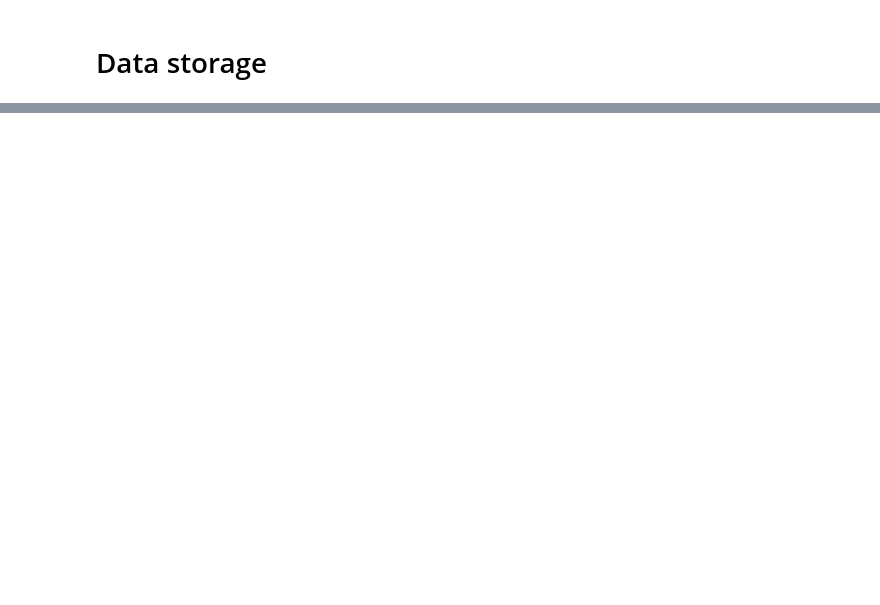
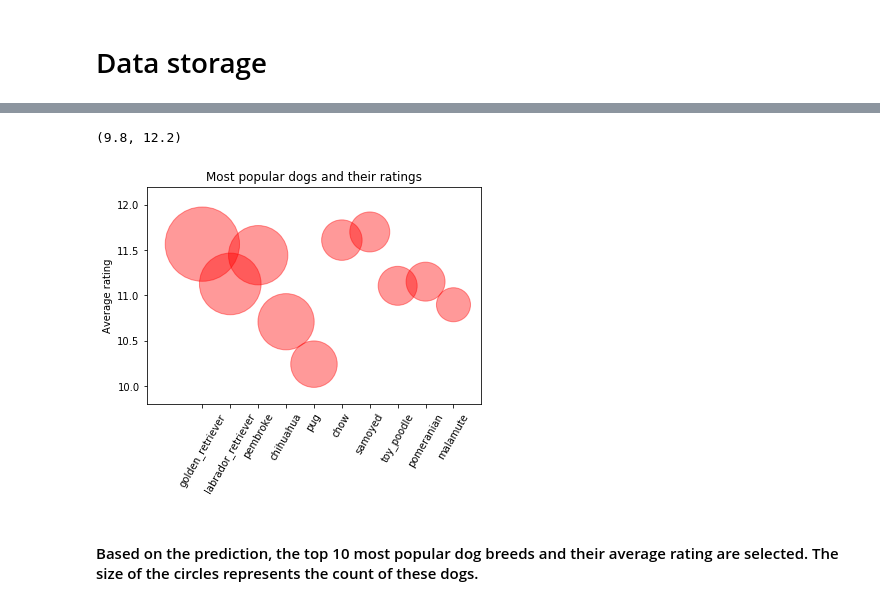
Before and after one commit to YunpengCai/Data_wrangling_udacity, a Jupyter notebook: wrangle_act.ipynb, the cells around one changed output, grey strips where cells are left out. Drawn from its saved outputs; the diff is of its cells as text; code cells hidden in the pictures; blank space fills up the shorter version.

```diff
--- a/wrangle_act.ipynb
+++ b/wrangle_act.ipynb
@@ -569,0 +647,2 @@ tweet_archive.to_csv('twitter_archive_master.csv',)
+# %%
+df_pred['p1']=df_pred['p1'].str.lower()
@@ -569,0 +658,21 @@ tweet_archive.to_csv('twitter_archive_master.csv',)
+# %%
+popular_dog=df_pred['p1'].value_counts().head(10).index
+# %%
+pupular_dog_count=df_pred['p1'].value_counts().head(10).values
+# %%
+ratings=[]
+for dog in popular_dog:
+    score=df_pred[df_pred['p1']==dog].rating_numerator.mean()
+    ratings.append(score)
+# %%
+plt.scatter(popular_dog, ratings, s = pupular_dog_count*40, alpha=0.4, edgecolors = "red", c = "red", zorder = 2)
+plt.xticks([0,1,2,3,4,5,6,7,8,9], popular_dog, rotation=60)
+plt.title('Most popular dogs and their ratings')
+plt.ylabel('Average rating')
+plt.xlim((-2, 10))
+plt.ylim((9.8,12.2))
+# %% [output]
+(9.8, 12.2)
+[figure, added]
+# %% [markdown]
+#### Based on the prediction, the top 10 most popular dog breeds and their average rating are selected.  The size of the circles represents the count of these dogs.
```
Also changed, not shown: parts of 15 cells of this notebook, 1 other file.
